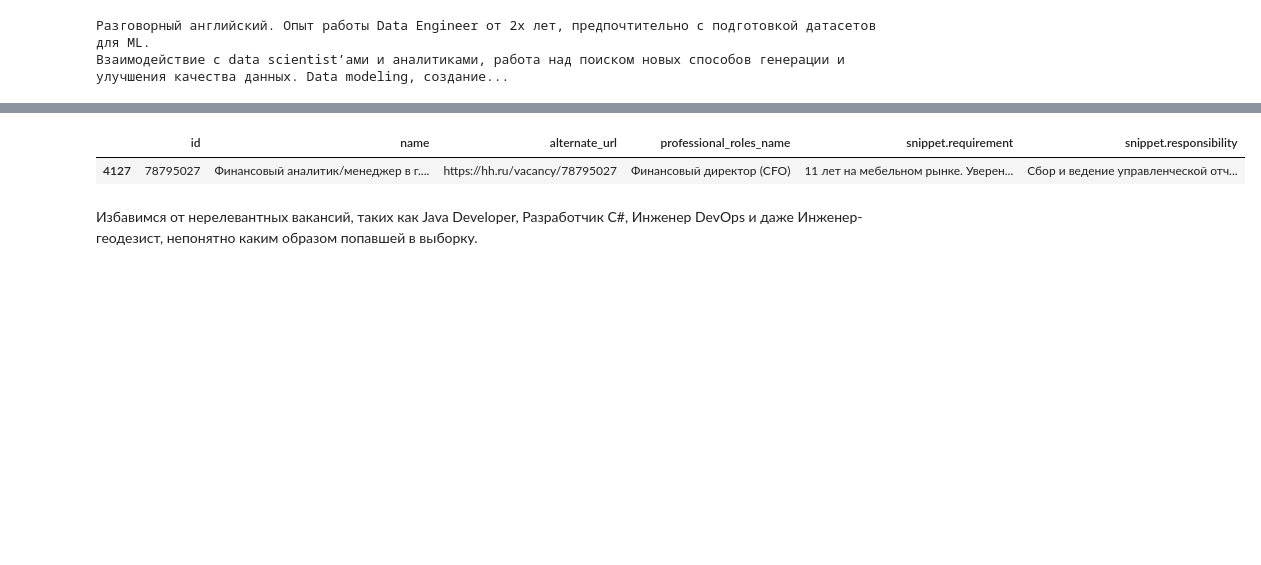
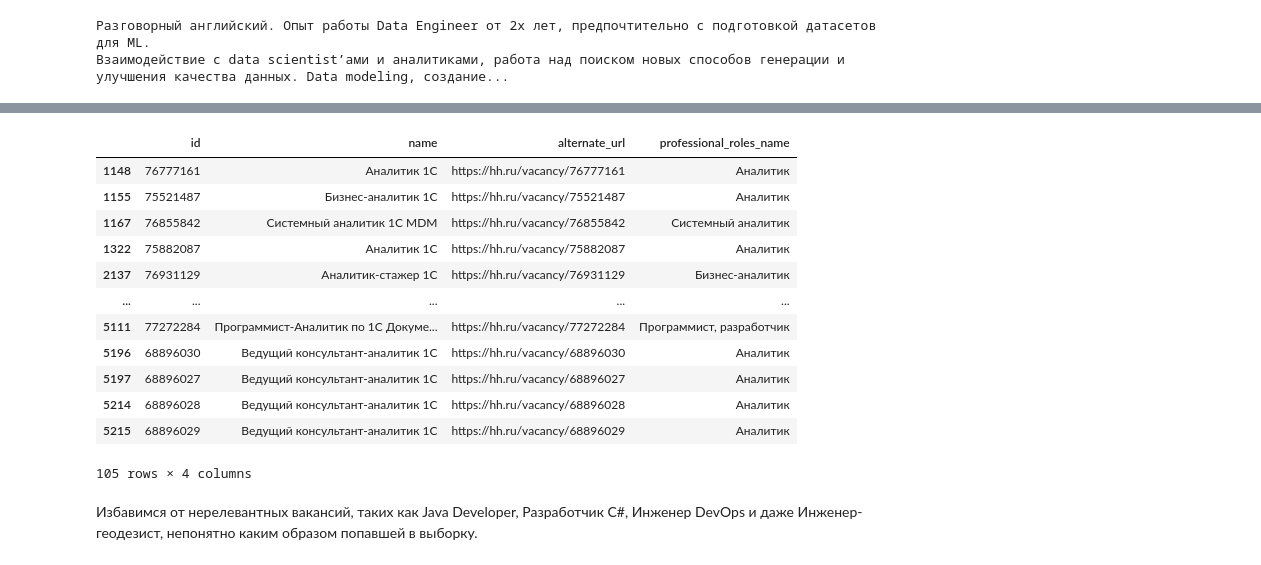
Before and after one commit to maima1810/hh_project, a Jupyter notebook: hh_project/hh_project.ipynb, the cells around one changed output, grey strips where cells are left out. Drawn from its saved outputs; the diff is of its cells as text; code cells hidden in the pictures; blank space fills up the shorter version.

```diff
--- a/hh_project/hh_project.ipynb
+++ b/hh_project/hh_project.ipynb
@@ -116,0 +153,4 @@ print(f"Уникальные названия вакансий: {names}")
+# %%
+# Сохраняем полученные вакансии в файле
+with open('data/vacancies.json', 'w', encoding='utf-8') as f:
+    json.dump(vacancies, f, ensure_ascii=False, indent=4)
@@ -144,0 +193,6 @@ else:
+# %%
+vacancy_id = '78266083' # заменить на нужный номер вакансии
+
+response = requests.get('https://api.hh.ru/vacancies/' + vacancy_id)
+vacancy_data = json.loads(response.text)
+vacancy_data
@@ -201,6 +277,10 @@ missing_cols = df.columns[df.isna().all()].tolist()
 print(f'Столбцы без данных: {missing_cols}')
 # %% [output]
 Столбцы без данных: []
+# %%
+# Избавимся от них
+
+df = df.drop(missing_cols, axis=1)
 # %%
 # Предвинем два получившихся столбца на место изначального professional_roles,
 # а его не будем включать в обновленный датафрейм
@@ -271,10 +351,12 @@ df['snippet.requirement'].iloc[0]
 # %%
-def remove_tags(text):
-    if isinstance(text, str):
-        return re.sub(r'<.*?>', '', text)
-    else:
-        return text
+# Функция удаления тегов из текста
 
-df[['snippet.requirement', 'snippet.responsibility']] = \
-    df[['snippet.requirement', 'snippet.responsibility']].applymap(remove_tags)
+# def remove_tags(text):
+#     if isinstance(text, str):
+#         return re.sub(r'<.*?>', '', text)
+#     else:
+#         return text
+
+# df[['snippet.requirement', 'snippet.responsibility']] = \
+#     df[['snippet.requirement', 'snippet.responsibility']].applymap(remove_tags)
 # %%
@@ -402,11 +488,22 @@ df.loc[df['name'] .str.contains('УПЗ')]
 # %%
 # Посмотрим строки датафрейма, название вакансии которых содержат нехарактерные для DA, DE, DS слова
 
 mask = df['name'].str.contains('1С|УПЗ|Сухум')
-df.loc[mask, ['id', 'name', 'alternate_url', 'professional_roles_name', 'snippet.requirement', 'snippet.responsibility']]
+df.loc[mask, ['id', 'name', 'alternate_url', 'professional_roles_name']]
 # %% [output]
-|  | id | name | alternate_url | professional_roles_name | snippet.requirement | snippet.responsibility |
-| 4127 | 78795027 | Финансовый аналитик/менеджер в г.... | https://hh.ru/vacancy/78795027 | Финансовый директор (CFO) | 11 лет на мебельном рынке. Уверен... | Сбор и ведение управленческой отч... |
+|  | id | name | alternate_url | professional_roles_name |
+| 1148 | 76777161 | Аналитик 1С | https://hh.ru/vacancy/76777161 | Аналитик |
+| 1155 | 75521487 | Бизнес-аналитик 1С | https://hh.ru/vacancy/75521487 | Аналитик |
+| 1167 | 76855842 | Системный аналитик 1С MDM | https://hh.ru/vacancy/76855842 | Системный аналитик |
+| 1322 | 75882087 | Аналитик 1С | https://hh.ru/vacancy/75882087 | Аналитик |
+| 2137 | 76931129 | Аналитик-стажер 1С | https://hh.ru/vacancy/76931129 | Бизнес-аналитик |
+| ... | ... | ... | ... | ... |
+| 5111 | 77272284 | Программист-Аналитик по 1С Докуме... | https://hh.ru/vacancy/77272284 | Программист, разработчик |
+| 5196 | 68896030 | Ведущий консультант-аналитик 1С | https://hh.ru/vacancy/68896030 | Аналитик |
+| 5197 | 68896027 | Ведущий консультант-аналитик 1С | https://hh.ru/vacancy/68896027 | Аналитик |
+| 5214 | 68896028 | Ведущий консультант-аналитик 1С | https://hh.ru/vacancy/68896028 | Аналитик |
+| 5215 | 68896029 | Ведущий консультант-аналитик 1С | https://hh.ru/vacancy/68896029 | Аналитик |
+105 rows × 4 columns
 # %% [markdown]
 Избавимся от нерелевантных вакансий, таких как Java Developer, Разработчик C#, Инженер DevOps и даже Инженер-геодезист, непонятно каким образом попавшей в выборку.
 # %%
```
Also changed, not shown: parts of 34 cells of this notebook, 5 other files.
